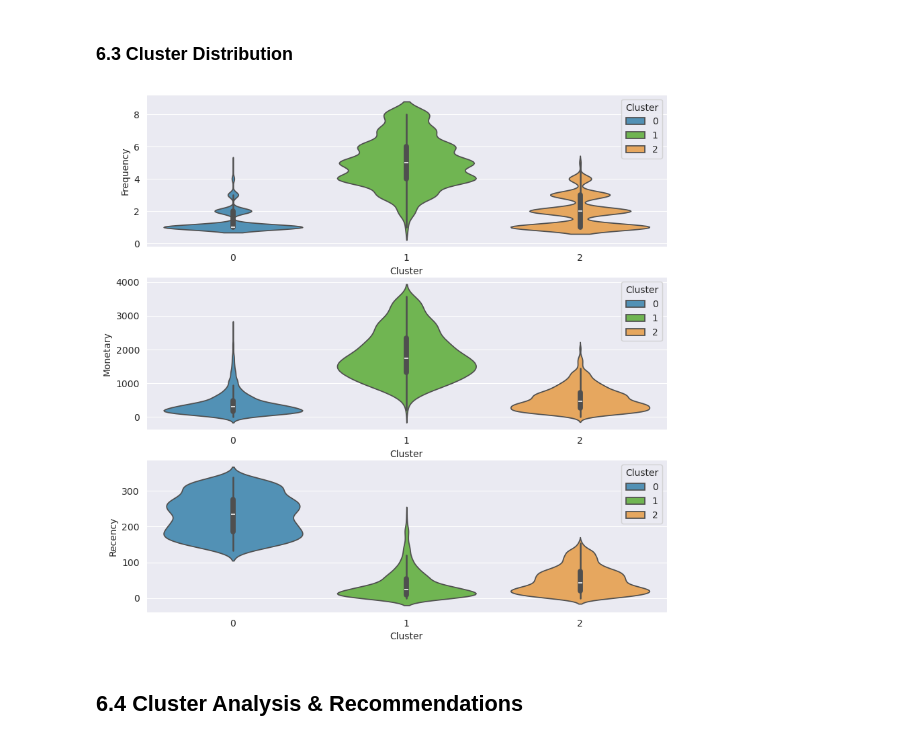
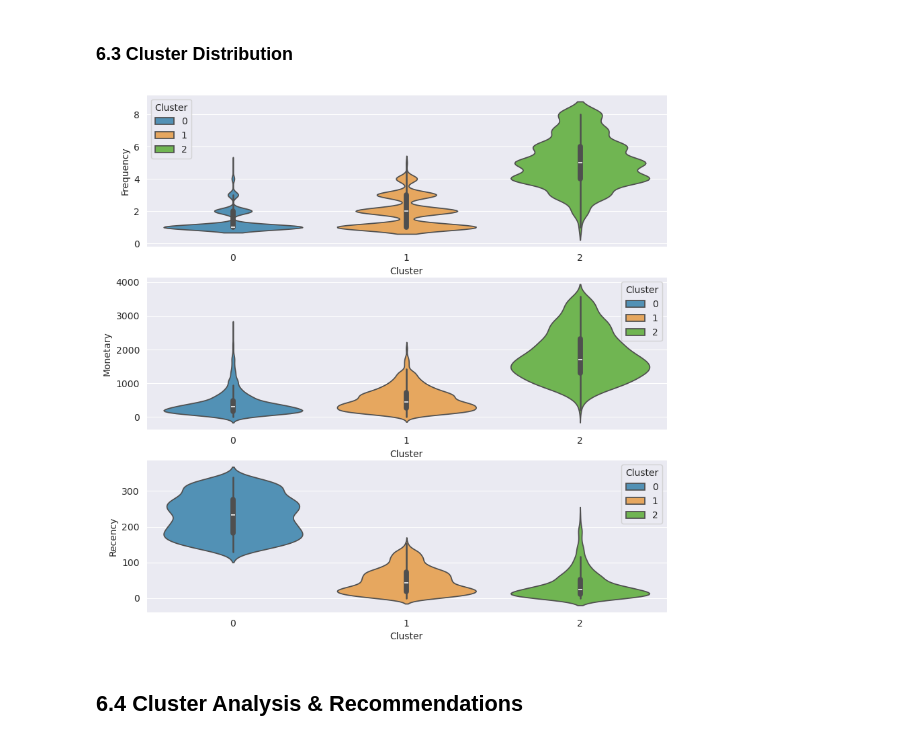
Before and after one commit to ds-edu/DataScienceCapstone_OnlineRetail, a Jupyter notebook: notebooks/CustomerSegmentation.ipynb, the cells around one changed output. Saved outputs shown, nothing was run; the diff lists cells and outputs as text; code cells hidden in the pictures.

```diff
--- a/notebooks/CustomerSegmentation.ipynb
+++ b/notebooks/CustomerSegmentation.ipynb
@@ -1357,0 +1255,3 @@ final_best_params
+# %%
+df_inertia = pd.DataFrame(results)
+df_inertia
@@ -1492,6 +1424,7 @@ Using 3 clusters:
 # %%
-df_labeled3 = df.copy(deep=True)
-df_labeled3['Cluster'] = cluster_labels[3]
-df_labeled3['Cluster'].value_counts()
+df_labeled = df.copy(deep=True)
+df_labeled['Cluster'] = cluster_labels[3]
+
+df_labeled['Cluster'].value_counts()
 # %% [output]
 Cluster
@@ -1518,13 +1438,12 @@ Name: count, dtype: int64
 ### 6.1 Cluster Labels and Color Designation
 # %%
 dict_colors = { 0: '#4196c6',  #blue
-                1: '#69c641',  #green'
-                2: '#fda848',  #orange
+                1: '#fda848',  #orange
+                2: '#69c641',  #green
                 3: '#fd4848',  #red
                 }
 
-label_colors_3 =  df_labeled3['Cluster'].map(dict_colors)
-label_colors_4 =  df_labeled4['Cluster'].map(dict_colors)
+label_colors=  df_labeled['Cluster'].map(dict_colors)
 # %% [markdown]
 ### 6.2 Clusters 3D Plot
 # %% [markdown]
@@ -1552,15 +1468,0 @@ Text(0.5, 0, 'Monetary')
-# %%
-sns.set_style ("darkgrid")
-
-fig = plt.figure (figsize=(14,7))
-
-ax = fig.add_subplot(111, projection='3d')
-ax.scatter(
-    df_labeled4.Recency,
-    df_labeled4.Frequency,
-    df_labeled4.Monetary,
-    c=label_colors_4,
-    marker='o')
-ax.set_xlabel('Recency')
-ax.set_ylabel('Frequency')
-ax.set_zlabel('Monetary')
@@ -1570,18 +1469,18 @@ Text(0.5, 0, 'Monetary')
 # %% [markdown]
 ### 6.3 Cluster Distribution
 # %%
-rfm_cols = df_labeled3.columns.to_list()
+rfm_cols = df_labeled.columns.to_list()
 rfm_cols.remove('Cluster')
 rfm_cols
 
 plt.figure(figsize=(10,10))
 
 for idx, col in enumerate(rfm_cols):
 
     plt.subplot(3, 1, idx+1)
-    sns.violinplot(x=df_labeled3['Cluster'], y=df_labeled3[col], hue=df_labeled3['Cluster'], palette=dict_colors)
+    sns.violinplot(x=df_labeled['Cluster'], y=df_labeled[col], hue=df_labeled['Cluster'], palette=dict_colors)
 # %% [output]
-[figure, old version]
+[figure, new version]
 # %% [markdown]
 ## 6.4 Cluster Analysis & Recommendations
 # %% [markdown]
```
Also changed, not shown: parts of 66 cells of this notebook.
